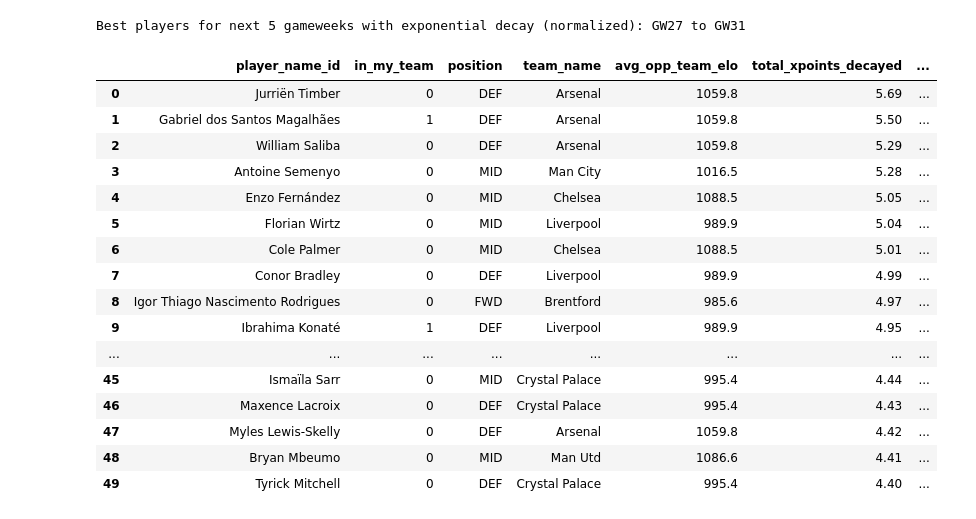
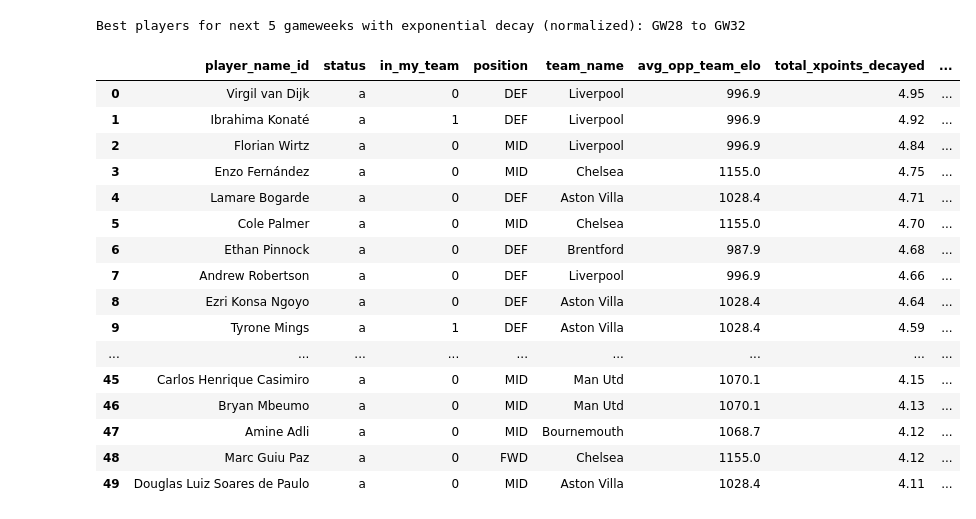
Before and after one commit to chrisimpacts/FPL-Points-Predictor, a Jupyter notebook: DIVX-Team-Analysis.ipynb, the cells around one changed output. Cells and saved outputs as stored; diff of their text form; code cells hidden in the pictures.

```diff
--- a/DIVX-Team-Analysis.ipynb
+++ b/DIVX-Team-Analysis.ipynb
@@ -6,7 +6,7 @@ import time
 start=time.perf_counter()
 # %%
 #add this info to a settings dict?
-current_gw = 26
+current_gw = 27
 stats_current_gameweek = current_gw
 picks_current_gameweek = current_gw
 current_season = 20252026
@@ -92,56 +64,63 @@ print(f"Best players for next 5 gameweeks with exponential decay (normalized): G
 # w * (1 + d + d^2 + d^3 + d^4) = 1
 # So w = 1 / (1 + d + d^2 + d^3 + d^4)
 
-decay_factor = 0.25 #  lower decay factor means more emphasis on nearer gws, 1 is equal weights.
+decay_factor = 0.75 #  lower decay factor means more emphasis on nearer gws, 1 is equal weights.
 weight_sum = sum([decay_factor**i for i in range(5)])
 initial_weight = 1 / weight_sum # weights add to 1
 
 view = db_creator.run_sql(f"""
+    WITH predictions_status AS (
+    SELECT *
+    FROM predictions
+    LEFT JOIN player_status ON predictions.element = player_status.id
+    )
     SELECT
         player_name_id,
+        status,
         in_my_team,
         position,
         team_name,
         ROUND(AVG(opp_team_elo),1) AS avg_opp_team_elo,
         ROUND(SUM(
             CASE
                 WHEN event = {picks_current_gameweek+1} THEN xpoints * {initial_weight}
                 WHEN event = {picks_current_gameweek+2} THEN xpoints * {initial_weight * decay_factor}
                 WHEN event = {picks_current_gameweek+3} THEN xpoints * {initial_weight * decay_factor**2}
                 WHEN event = {picks_current_gameweek+4} THEN xpoints * {initial_weight * decay_factor**3}
                 WHEN event = {picks_current_gameweek+5} THEN xpoints * {initial_weight * decay_factor**4}
                 ELSE 0
             END
         ), 2) AS total_xpoints_decayed,
         ROUND(AVG(mins_pred),1) AS avg_mins_pred,
         ROUND(AVG(xgp90_pred),3) AS avg_xgp90_pred,
         ROUND(AVG(xap90_pred),3) AS avg_xap90_pred,
         ROUND(AVG(xgcp90_pred),3) AS avg_xgcp90_pred
-    FROM predictions
+    FROM predictions_status
     WHERE event BETWEEN {picks_current_gameweek+1} AND {picks_current_gameweek+5}
-    GROUP BY player_name_id, position, team_name, in_my_team
+        AND status IN ('a', 'd')
+    GROUP BY player_name_id, status, position, team_name, in_my_team
     ORDER BY total_xpoints_decayed DESC
 """)
 view.head(50)
 # %% [output]
-Best players for next 5 gameweeks with exponential decay (normalized): GW27 to GW31
+Best players for next 5 gameweeks with exponential decay (normalized): GW28 to GW32
-|  | player_name_id | in_my_team | position | team_name | avg_opp_team_elo | total_xpoints_decayed | ... |
-| 0 | Jurriën Timber | 0 | DEF | Arsenal | 1059.8 | 5.69 | ... |
-| 1 | Gabriel dos Santos Magalhães | 1 | DEF | Arsenal | 1059.8 | 5.50 | ... |
-| 2 | William Saliba | 0 | DEF | Arsenal | 1059.8 | 5.29 | ... |
-| 3 | Antoine Semenyo | 0 | MID | Man City | 1016.5 | 5.28 | ... |
-| 4 | Enzo Fernández | 0 | MID | Chelsea | 1088.5 | 5.05 | ... |
-| 5 | Florian Wirtz | 0 | MID | Liverpool | 989.9 | 5.04 | ... |
-| 6 | Cole Palmer | 0 | MID | Chelsea | 1088.5 | 5.01 | ... |
-| 7 | Conor Bradley | 0 | DEF | Liverpool | 989.9 | 4.99 | ... |
-| 8 | Igor Thiago Nascimento Rodrigues | 0 | FWD | Brentford | 985.6 | 4.97 | ... |
-| 9 | Ibrahima Konaté | 1 | DEF | Liverpool | 989.9 | 4.95 | ... |
-| ... | ... | ... | ... | ... | ... | ... | ... |
-| 45 | Ismaïla Sarr | 0 | MID | Crystal Palace | 995.4 | 4.44 | ... |
-| 46 | Maxence Lacroix | 0 | DEF | Crystal Palace | 995.4 | 4.43 | ... |
-| 47 | Myles Lewis-Skelly | 0 | DEF | Arsenal | 1059.8 | 4.42 | ... |
-| 48 | Bryan Mbeumo | 0 | MID | Man Utd | 1086.6 | 4.41 | ... |
-| 49 | Tyrick Mitchell | 0 | DEF | Crystal Palace | 995.4 | 4.40 | ... |
+|  | player_name_id | status | in_my_team | position | team_name | avg_opp_team_elo | total_xpoints_decayed | ... |
+| 0 | Virgil van Dijk | a | 0 | DEF | Liverpool | 996.9 | 4.95 | ... |
+| 1 | Ibrahima Konaté | a | 1 | DEF | Liverpool | 996.9 | 4.92 | ... |
+| 2 | Florian Wirtz | a | 0 | MID | Liverpool | 996.9 | 4.84 | ... |
+| 3 | Enzo Fernández | a | 0 | MID | Chelsea | 1155.0 | 4.75 | ... |
+| 4 | Lamare Bogarde | a | 0 | DEF | Aston Villa | 1028.4 | 4.71 | ... |
+| 5 | Cole Palmer | a | 0 | MID | Chelsea | 1155.0 | 4.70 | ... |
+| 6 | Ethan Pinnock | a | 0 | DEF | Brentford | 987.9 | 4.68 | ... |
+| 7 | Andrew Robertson | a | 0 | DEF | Liverpool | 996.9 | 4.66 | ... |
+| 8 | Ezri Konsa Ngoyo | a | 0 | DEF | Aston Villa | 1028.4 | 4.64 | ... |
+| 9 | Tyrone Mings | a | 1 | DEF | Aston Villa | 1028.4 | 4.59 | ... |
+| ... | ... | ... | ... | ... | ... | ... | ... | ... |
+| 45 | Carlos Henrique Casimiro | a | 0 | MID | Man Utd | 1070.1 | 4.15 | ... |
+| 46 | Bryan Mbeumo | a | 0 | MID | Man Utd | 1070.1 | 4.13 | ... |
+| 47 | Amine Adli | a | 0 | MID | Bournemouth | 1068.7 | 4.12 | ... |
+| 48 | Marc Guiu Paz | a | 0 | FWD | Chelsea | 1155.0 | 4.12 | ... |
+| 49 | Douglas Luiz Soares de Paulo | a | 0 | MID | Aston Villa | 1028.4 | 4.11 | ... |
 # %%
 print(f"\nTop 20 predicted xPoints between {picks_current_gameweek+1} and {picks_current_gameweek+5}:")
 next5gw_predictions = db_creator.run_sql(f"""
```
Also changed, not shown: parts of 13 cells of this notebook, 1 other file.
